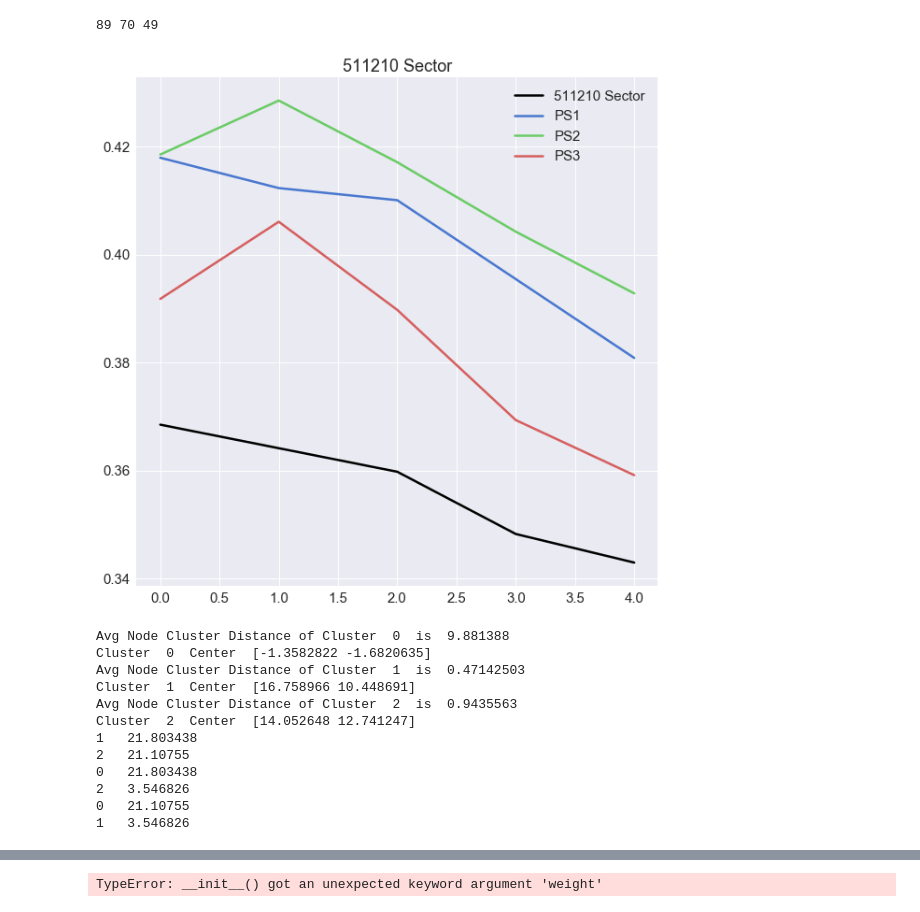
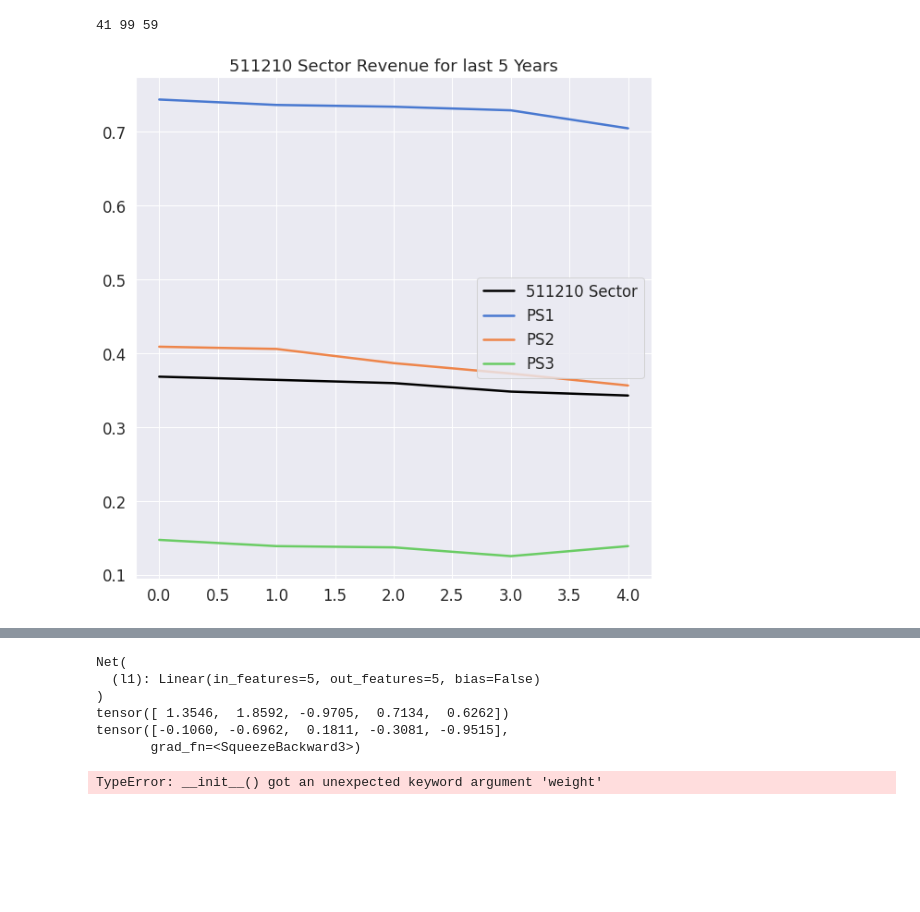
Before and after one commit to SaiChaitanya-ON/Python-NoteBooks, a Jupyter notebook: Proof_of_Concept_KG.ipynb, the cells around one changed output, grey strips where cells are left out. Saved outputs shown, nothing was run; the diff lists cells and outputs as text; code cells hidden in the pictures; blank space fills up the shorter version.

```diff
--- a/Proof_of_Concept_KG.ipynb
+++ b/Proof_of_Concept_KG.ipynb
@@ -30,0 +86,18 @@ from NDE_Time_Series_Problem import fashion_scatter
+# %%
+def Loss_Function(embeddings, target_centers, centers, kmeans_labels):
+
+    a = T.mean(T.sqrt(T.sum((embeddings - target_centers)**2,1)))
+
+    b = 0
+    n = 0
+    L = np.arange(len(centers))
+    for i in range(len(centers)):
+        for center in T.index_select(centers, 0, T.tensor(np.delete(L, i, 0))):
+            b += T.sum(T.sqrt((T.mean(embeddings[np.where(training_kmeans.labels_ == i)]) - center)**2))
+            n += 1
+
+    b = b/(2*n)
+
+#     print(a,b)
+
+    return (a - b)
@@ -427,7 +459,7 @@ PS1_2 = []
 PS2_2 = []
 PS3_2 = []
 
-for i in list(zip(index2,kmeans.labels_)):
+for i in list(zip(index2,kmeans_2.labels_)):
     ind,ps = i
     if ps == 0:
         PS1_2.append(ind)
@@ -461,7 +493,7 @@ for i in Final_Data_Set_Nor.items():
 Psector1_rev_2 = Psector1_rev_2/m
 Psector2_rev_2 = Psector2_rev_2/p
 Psector3_rev_2 = Psector3_rev_2/q
-print(m,p,q,n)
+print(m,p,q)
 
 plt.figure(figsize = (10,10))
 S, = plt.plot(range(len(sector_rev_2)),sector_rev_2,'k')
@@ -469,9 +501,9 @@ ps1, = plt.plot(range(len(Psector1_rev_2)),Psector1_rev_2)
 ps2, = plt.plot(range(len(Psector2_rev_2)),Psector2_rev_2)
 ps3, = plt.plot(range(len(Psector3_rev_2)),Psector3_rev_2)
 plt.legend([S,ps1,ps2,ps3],['2111 Sector', 'PS1', 'PS2', 'PS3'])
-plt.title("2111 Sector")
+plt.title("2111 Sector Revenue for last 5 Years")
 plt.show()
 
-fashion_tsne = TSNE(random_state=123).fit_transform(X_2)
-fashion_scatter(fashion_tsne, kmeans_2.labels_)
+# fashion_tsne = TSNE(random_state=123).fit_transform(X_2)
+# fashion_scatter(fashion_tsne, kmeans_2.labels_)
 # %% [output]
@@ -498,7 +517,7 @@ PS1_3 = []
 PS2_3 = []
 PS3_3 = []
 
-for i in list(zip(index3,kmeans.labels_)):
+for i in list(zip(index3,kmeans_3.labels_)):
     ind,ps = i
     if ps == 0:
         PS1_3.append(ind)
@@ -516,47 +535,35 @@ p = 0
 q = 0
 for i in Final_Data_Set_Nor.items():
     ID,data = i
     if n in PS1_3:
         #print(data['Sector'],data['Revenue'],data['EBITDA'],data['NDE'],data['TDE'])
         Psector1_rev_3 += np.array(data['Revenue'])
         m += 1
     if n in PS2_3:
         Psector2_rev_3 += np.array(data['Revenue'])
         p += 1
     if n in PS3_3:
         Psector3_rev_3 += np.array(data['Revenue'])
         q += 1
 
     n += 1
 
 Psector1_rev_3 = Psector1_rev_3/m
 Psector2_rev_3 = Psector2_rev_3/p
 Psector3_rev_3 = Psector3_rev_3/q
 print(m,p,q)
 
 plt.figure(figsize = (10,10))
 S, = plt.plot(range(len(sector_rev_5)),sector_rev_5,'k')
 ps1, = plt.plot(range(len(Psector1_rev_3)),Psector1_rev_3)
 ps2, = plt.plot(range(len(Psector2_rev_3)),Psector2_rev_3)
 ps3, = plt.plot(range(len(Psector3_rev_3)),Psector3_rev_3)
 plt.legend([S,ps1,ps2,ps3],['511210 Sector', 'PS1', 'PS2', 'PS3'])
-plt.title("511210 Sector")
+plt.title("511210 Sector Revenue for last 5 Years")
 plt.show()
 
-fashion_tsne = TSNE(random_state=123).fit_transform(X_3)
-fashion_scatter(fashion_tsne, kmeans_3.labels_)
+# fashion_tsne = TSNE(random_state=123).fit_transform(X_3)
+# fashion_scatter(fashion_tsne, kmeans_3.labels_)
 # %% [output]
-89 70 49
+41 99 59
-[figure, old version]
+[figure, new version]
-Avg Node Cluster Distance of Cluster  0  is  9.881388
-Cluster  0  Center  [-1.3582822 -1.6820635]
-Avg Node Cluster Distance of Cluster  1  is  0.47142503
-Cluster  1  Center  [16.758966 10.448691]
-Avg Node Cluster Distance of Cluster  2  is  0.9435563
-Cluster  2  Center  [14.052648 12.741247]
-1   21.803438
-2   21.10755
-0   21.803438
-2   3.546826
-0   21.10755
-1   3.546826
@@ -564,3 +570,31 @@ Cluster  2  Center  [14.052648 12.741247]
+# %%
+class Net(nn.Module):
+
+    def __init__(self):
+        super(Net, self).__init__()
+        self.l1 = nn.Linear(5, 5, bias = False)
+
+    def forward(self, x):
+
+        x = self.l1(x)
+
+        return x
+
+
+net = Net()
+print(net)
+
+input = T.randn(5)
+print(input)
+out = net(input)
+print(out)
+# %% [output]
+Net(
+  (l1): Linear(in_features=5, out_features=5, bias=False)
+)
+tensor([ 1.3546,  1.8592, -0.9705,  0.7134,  0.6262])
+tensor([-0.1060, -0.6962,  0.1811, -0.3081, -0.9515],
+       grad_fn=<SqueezeBackward3>)
 # %%
 g = dgl.heterograph({
     ('user', 'follows', 'user') : (T.tensor([0,1,2]),T.tensor([0,1,2])),
```
Also changed, not shown: parts of 31 cells of this notebook, 1 other file.
